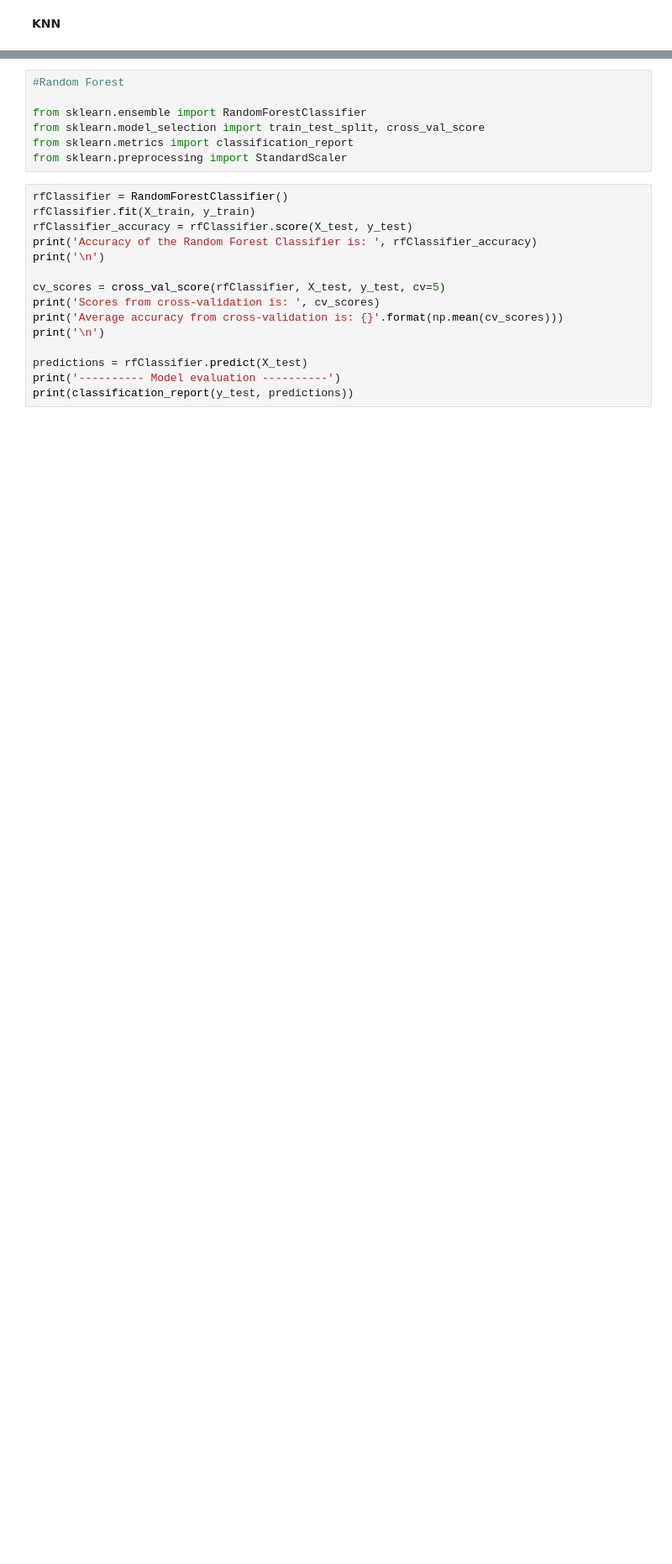
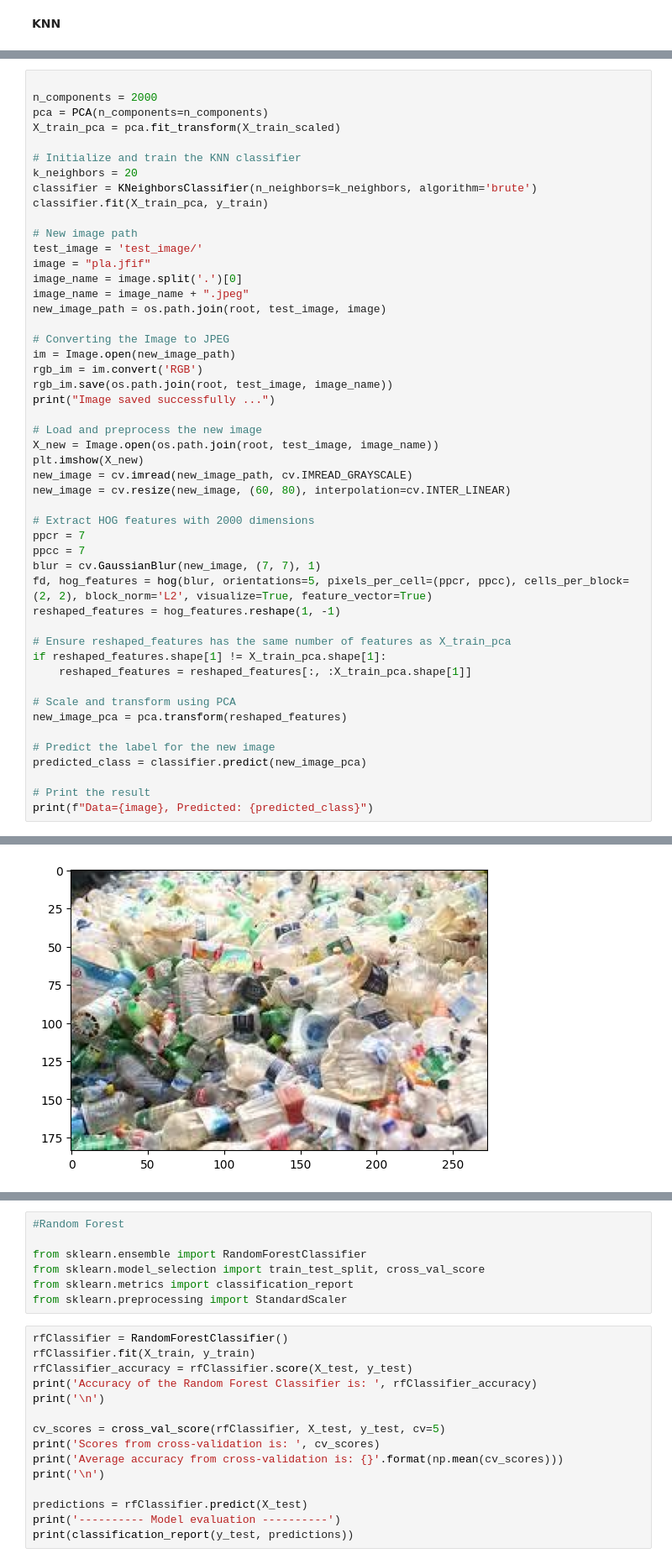
Before and after one commit to mehtayukta/waste_classifcation_traditional_machine_learning, a Jupyter notebook: waste_classification_ml.ipynb, the cells around one changed output, grey strips where cells are left out. Shown at 84% size. Drawn from its saved outputs; the diff is of its cells as text; blank space fills up the shorter version.

```diff
--- a/waste_classification_ml.ipynb
+++ b/waste_classification_ml.ipynb
@@ -309,0 +416,50 @@ loaded_model = pickle.load(open(os.path.join(root,model,'knn_model_brute.pkl'),
+# %%
+
+n_components = 2000
+pca = PCA(n_components=n_components)
+X_train_pca = pca.fit_transform(X_train_scaled)
+
+# Initialize and train the KNN classifier
+k_neighbors = 20
+classifier = KNeighborsClassifier(n_neighbors=k_neighbors, algorithm='brute')
+classifier.fit(X_train_pca, y_train)
+
+# New image path
+test_image = 'test_image/'
+image = "pla.jfif"
+image_name = image.split('.')[0]
+image_name = image_name + ".jpeg"
+new_image_path = os.path.join(root, test_image, image)
+
+# Converting the Image to JPEG
+im = Image.open(new_image_path)
+rgb_im = im.convert('RGB')
+rgb_im.save(os.path.join(root, test_image, image_name))
+print("Image saved successfully ...")
+
+# Load and preprocess the new image
+X_new = Image.open(os.path.join(root, test_image, image_name))
+plt.imshow(X_new)
+new_image = cv.imread(new_image_path, cv.IMREAD_GRAYSCALE)
+new_image = cv.resize(new_image, (60, 80), interpolation=cv.INTER_LINEAR)
+
+# Extract HOG features with 2000 dimensions
+ppcr = 7
+ppcc = 7
+blur = cv.GaussianBlur(new_image, (7, 7), 1)
+fd, hog_features = hog(blur, orientations=5, pixels_per_cell=(ppcr, ppcc), cells_per_block=(2, 2), block_norm='L2', visualize=True, feature_vector=True)
+reshaped_features = hog_features.reshape(1, -1)
+
+# Ensure reshaped_features has the same number of features as X_train_pca
+if reshaped_features.shape[1] != X_train_pca.shape[1]:
+    reshaped_features = reshaped_features[:, :X_train_pca.shape[1]]
+
+# Scale and transform using PCA
+new_image_pca = pca.transform(reshaped_features)
+
+# Predict the label for the new image
+predicted_class = classifier.predict(new_image_pca)
+
+# Print the result
+print(f"Data={image}, Predicted: {predicted_class}")
+# %% [output]
@@ -310,3 +468,4 @@ loaded_model = pickle.load(open(os.path.join(root,model,'knn_model_brute.pkl'),
+[figure, added]
 # %%
 """classifier = KNeighborsClassifier(n_neighbors=20,algorithm='kd_tree')
 classifier.fit(X_scaled, y_train)
```
Also changed, not shown: parts of 46 cells of this notebook.
